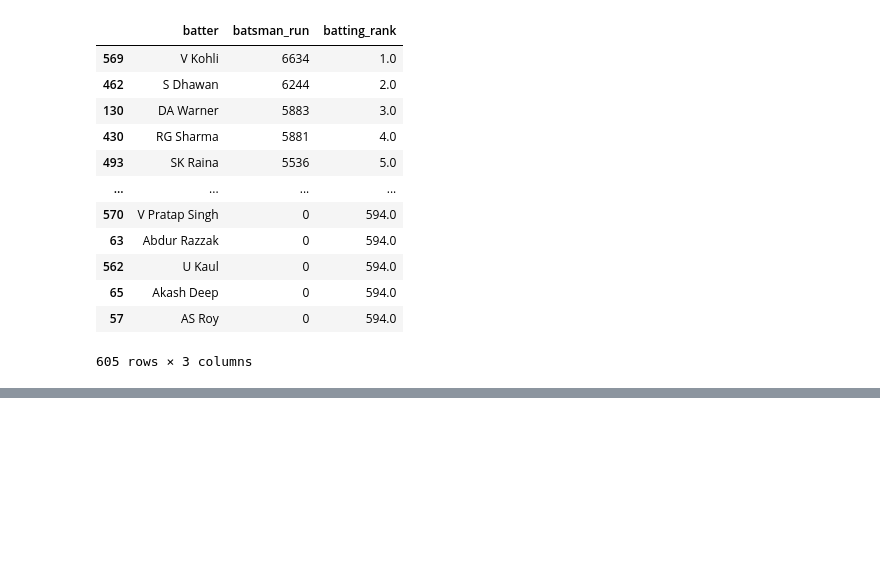
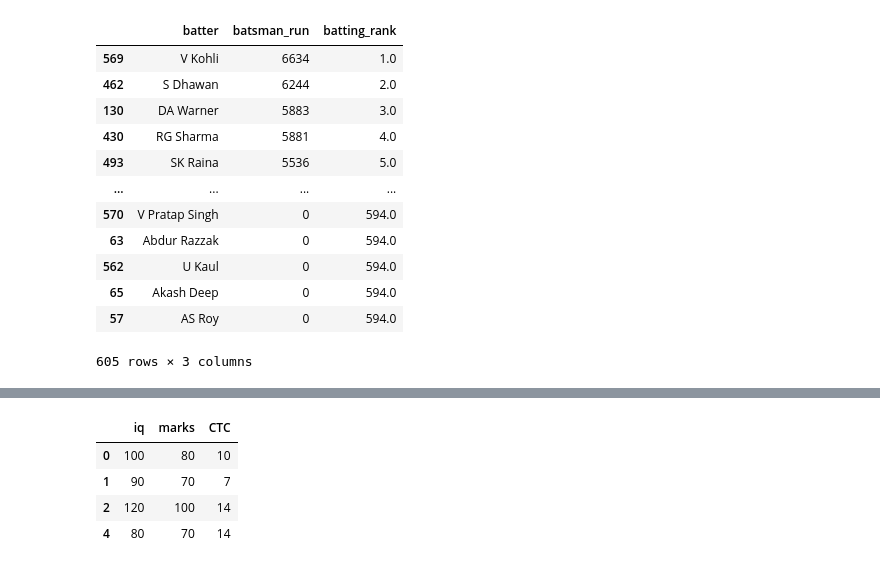
Before and after one commit to vishesh1111/PythonGoogleColab, a Jupyter notebook: Pandas.ipynb, the cells around one changed output, grey strips where cells are left out. Drawn from its saved outputs; the diff is of its cells as text; code cells hidden in the pictures; blank space fills up the shorter version.

```diff
--- a/Pandas.ipynb
+++ b/Pandas.ipynb
@@ -1217,0 +1276,9 @@ batsman.sort_values('batting_rank')
+# %%
+#  15. drop_duplicates:- both in series and dataframe -> it removes the duplicates rows in dataFrame
+test.drop_duplicates(keep = 'last') # removes the 1st occurence of duplicates and keeps the last value
+# %% [output]
+|  | iq | marks | CTC |
+| 0 | 100 | 80 | 10 |
+| 1 | 90 | 70 | 7 |
+| 2 | 120 | 100 | 14 |
+| 4 | 80 | 70 | 14 |
```
Also changed, not shown: parts of 13 cells of this notebook.
